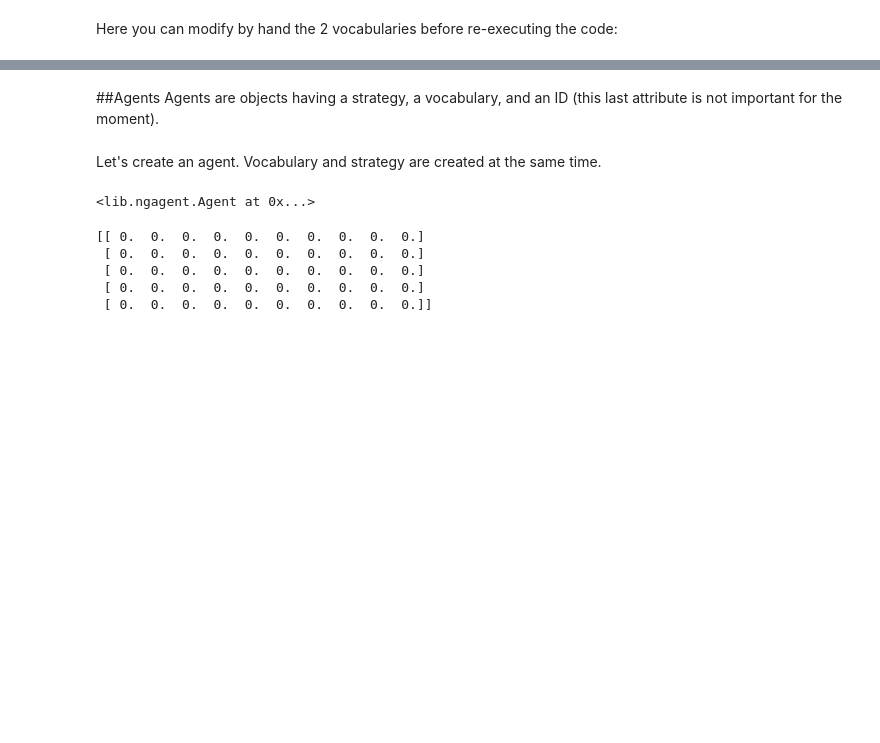
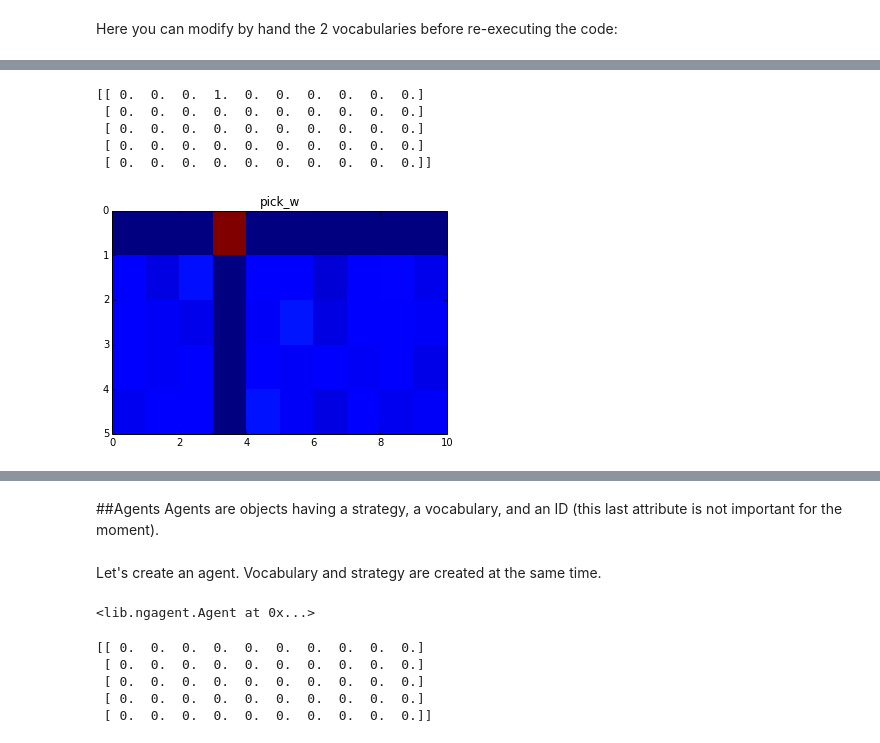
Before and after one commit to flowersteam/naminggamesal, a Jupyter notebook: notebooks/Introduction.ipynb, the cells around one changed output, grey strips where cells are left out. Cells and saved outputs as stored; diff of their text form; code cells hidden in the pictures; blank space fills up the shorter version.

```diff
--- a/notebooks/Introduction.ipynb
+++ b/notebooks/Introduction.ipynb
@@ -340,0 +343,10 @@ teststrat.visual(voc=voctest_speaker,vtype="pick_mw",iter=500)
+# %%
+voctest_speaker.visual()
+teststrat.visual(voc=voctest_speaker,vtype="pick_w",iterr=500)
+# %% [output]
+[[ 0.  0.  0.  1.  0.  0.  0.  0.  0.  0.]
+ [ 0.  0.  0.  0.  0.  0.  0.  0.  0.  0.]
+ [ 0.  0.  0.  0.  0.  0.  0.  0.  0.  0.]
+ [ 0.  0.  0.  0.  0.  0.  0.  0.  0.  0.]
+ [ 0.  0.  0.  0.  0.  0.  0.  0.  0.  0.]]
+[figure, added]
```
Also changed, not shown: parts of 14 cells of this notebook, 3 other files.
